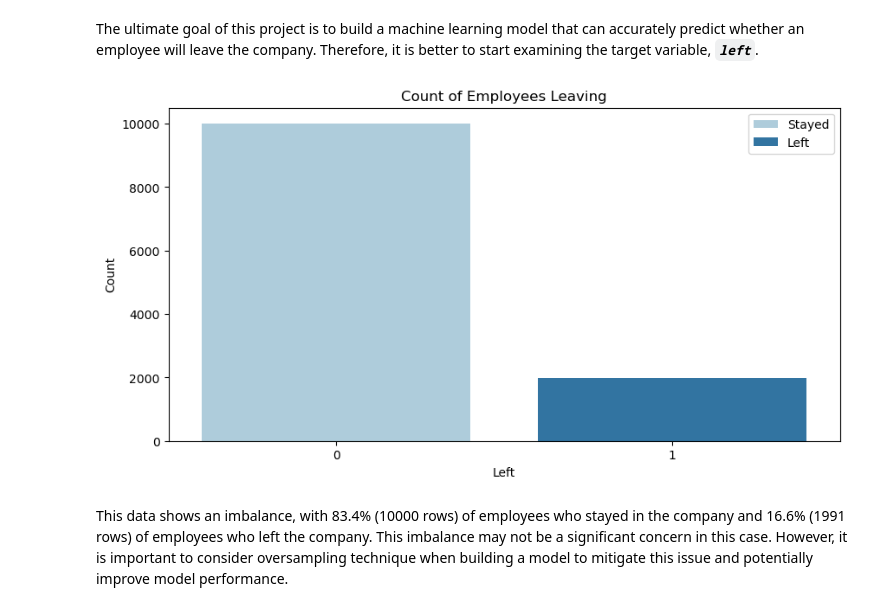
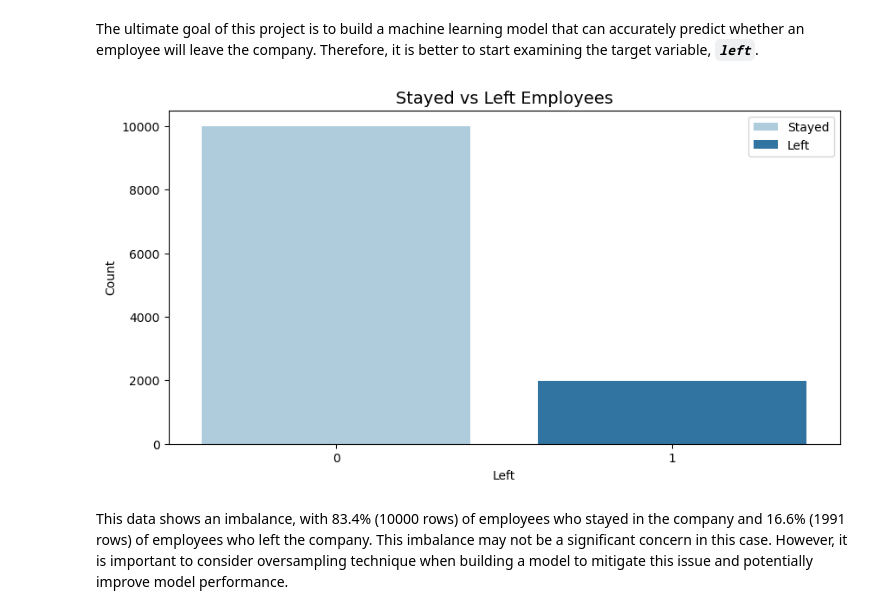
Before and after one commit to thanakorntha/salifort-employee-churn-prediction, a Jupyter notebook: employee_churn_prediction.ipynb, the cells around one changed output. Cells and saved outputs as stored; diff of their text form; code cells hidden in the pictures.

```diff
--- a/employee_churn_prediction.ipynb
+++ b/employee_churn_prediction.ipynb
@@ -340,18 +340,20 @@ The ultimate goal of this project is to build a machine learning model that can
 # %%
 # Set figure size
 plt.figure(figsize=(10, 5))
 
 # Create bar plot showing `left` vs. `stayed` distribution
-sns.countplot(data=hr_subset, x='left', stat='count', palette='Paired')
-plt.title('Count of Employees Leaving')
+ax = sns.countplot(data=hr_subset, x='left', stat='count', palette='Paired')
+
+# Set title
+plt.title('Stayed vs Left Employees', size=14)
 plt.ylabel('Count')
 plt.xlabel('Left')
 plt.legend(labels=['Stayed', 'Left'])
 
 # Display plot
 plt.show()
 # %% [output]
-[figure, old version]
+[figure, new version]
 # %% [markdown]
 This data shows an imbalance, with 83.4% (10000 rows) of employees who stayed in the company and 16.6% (1991 rows) of employees who left the company. This imbalance may not be a significant concern in this case. However, it is important to consider oversampling technique when building a model to mitigate this issue and potentially improve model performance.
 # %% [markdown]
```
Also changed, not shown: parts of 3 cells of this notebook, 2 other files.
